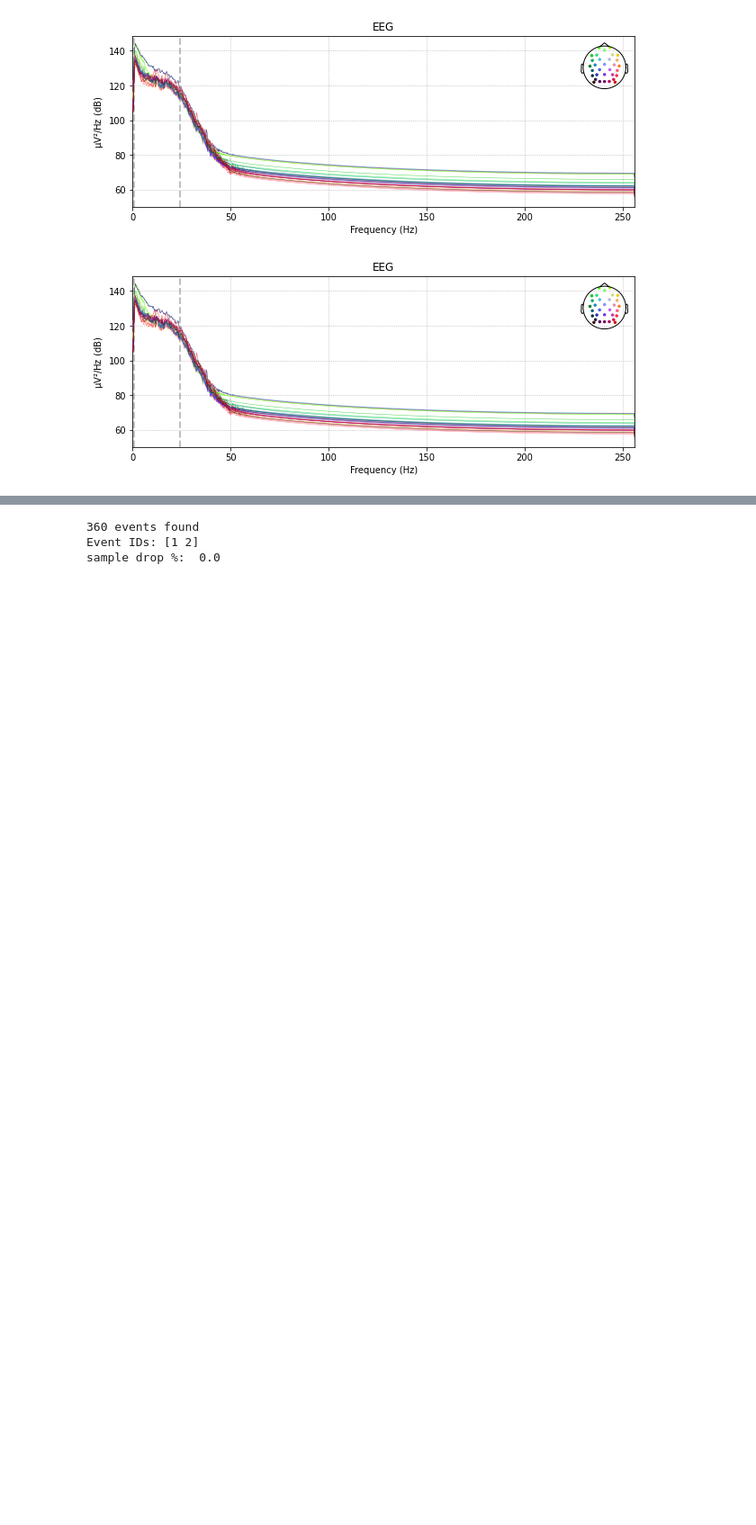
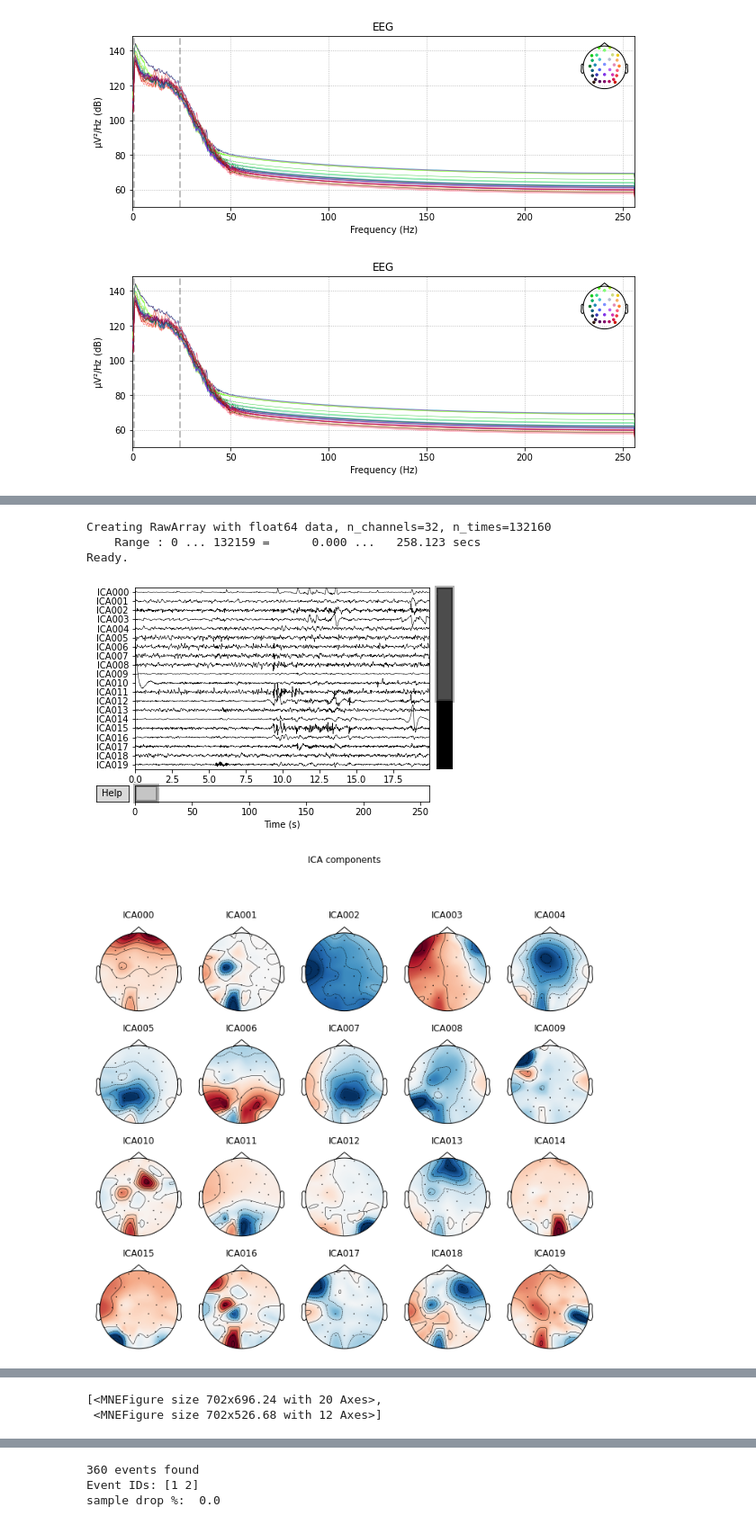
Before and after one commit to zMaxKunGz/CP-DSAI-Project-EEG, a Jupyter notebook: Test preprocessing.ipynb, the cells around one changed output, grey strips where cells are left out. Shown at 90% size. Cells and saved outputs as stored; diff of their text form; code cells hidden in the pictures; blank space fills up the shorter version.

```diff
--- a/Test preprocessing.ipynb
+++ b/Test preprocessing.ipynb
@@ -211,5 +211,5 @@ Effective window size : 4.000 (s)
 [figure]
 # %%
 # set up and fit the ICA
-# ica = ICA(n_components=32, random_state=32)
-# ica.fit(filt_raw)
+ica = ICA(n_components=32, random_state=32)
+ica.fit(filt_raw)
@@ -216,3 +221,9 @@ Effective window size : 4.000 (s)
 # %%
-# ica.plot_sources(filt_raw)
-# ica.plot_components()
+ica.plot_sources(filt_raw)
+ica.plot_components()
+# %% [output]
+Creating RawArray with float64 data, n_channels=32, n_times=132160
+    Range : 0 ... 132159 =      0.000 ...   258.123 secs
+Ready.
+[figure, added]
+[figure, added]
@@ -219 +231,3 @@ Effective window size : 4.000 (s)
+[<MNEFigure size 702x696.24 with 20 Axes>,
+ <MNEFigure size 702x526.68 with 12 Axes>]
 # %%
```
Also changed, not shown: parts of 8 cells of this notebook.
